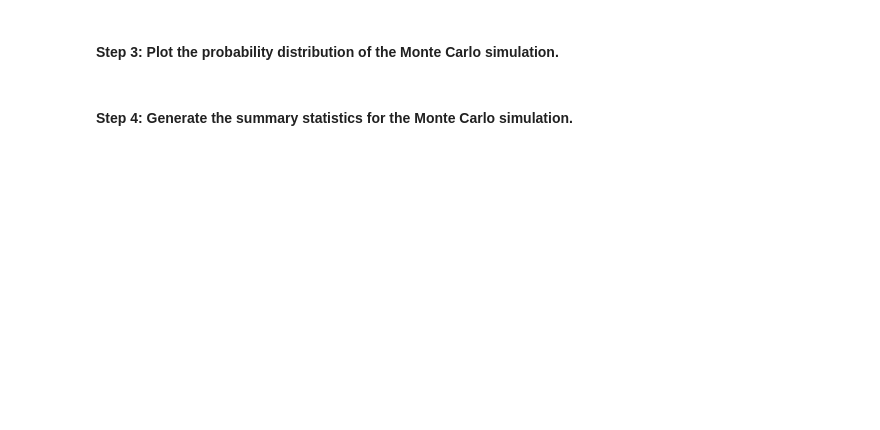
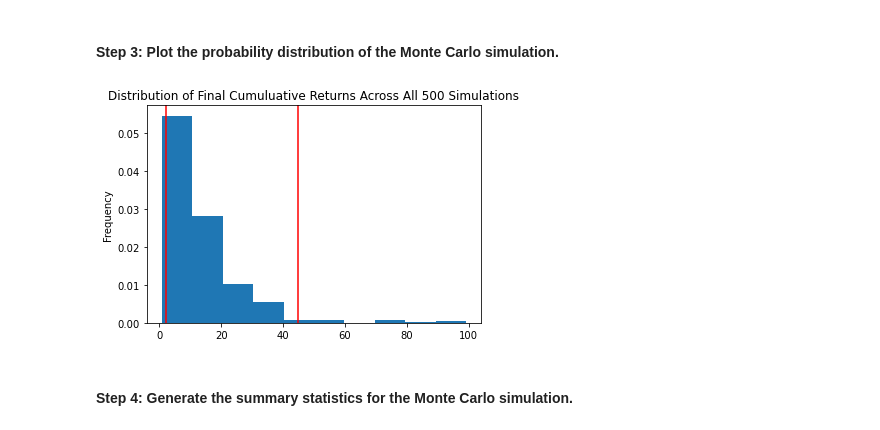
Before and after one commit to drewpagnotta/Challenge_5, a Jupyter notebook: financial_planning_tools.ipynb, the cells around one changed output. Cells and saved outputs as stored; diff of their text form; code cells hidden in the pictures; blank space fills up the shorter version.

```diff
--- a/financial_planning_tools.ipynb
+++ b/financial_planning_tools.ipynb
@@ -502,7 +575,9 @@ In this section, you’ll use the MCForecastTools library to create a Monte Carl
 # %%
 # Visualize the probability distribution of the 30-year Monte Carlo simulation
 # by plotting a histogram
-# YOUR CODE HERE
+MC_60_SPY_40_AGG_weighted_distribution_plot = MC_60_SPY_40_AGG.plot_distribution()
+# %% [output]
+[figure, added]
 # %% [markdown]
 #### Step 4: Generate the summary statistics for the Monte Carlo simulation.
 # %%
```
Also changed, not shown: parts of 6 cells of this notebook.
